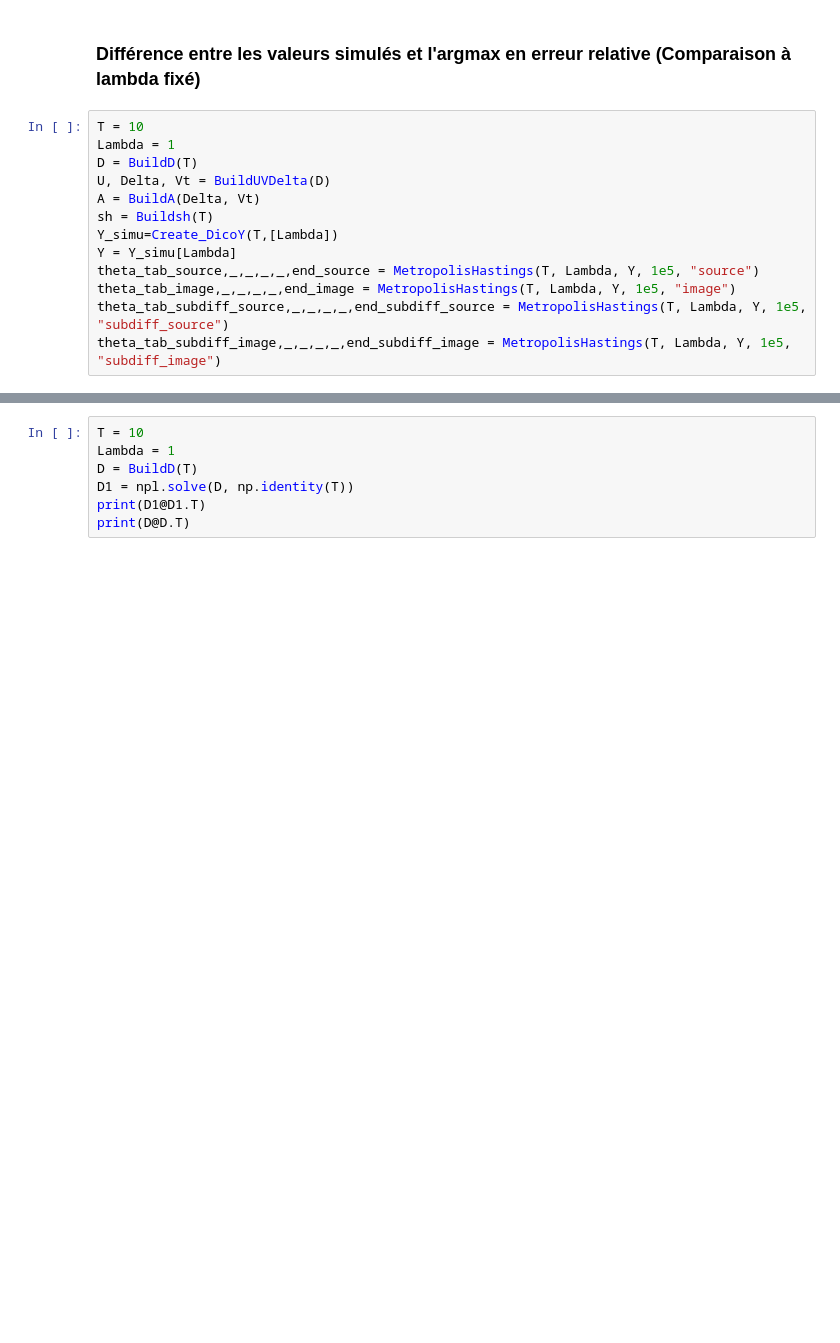
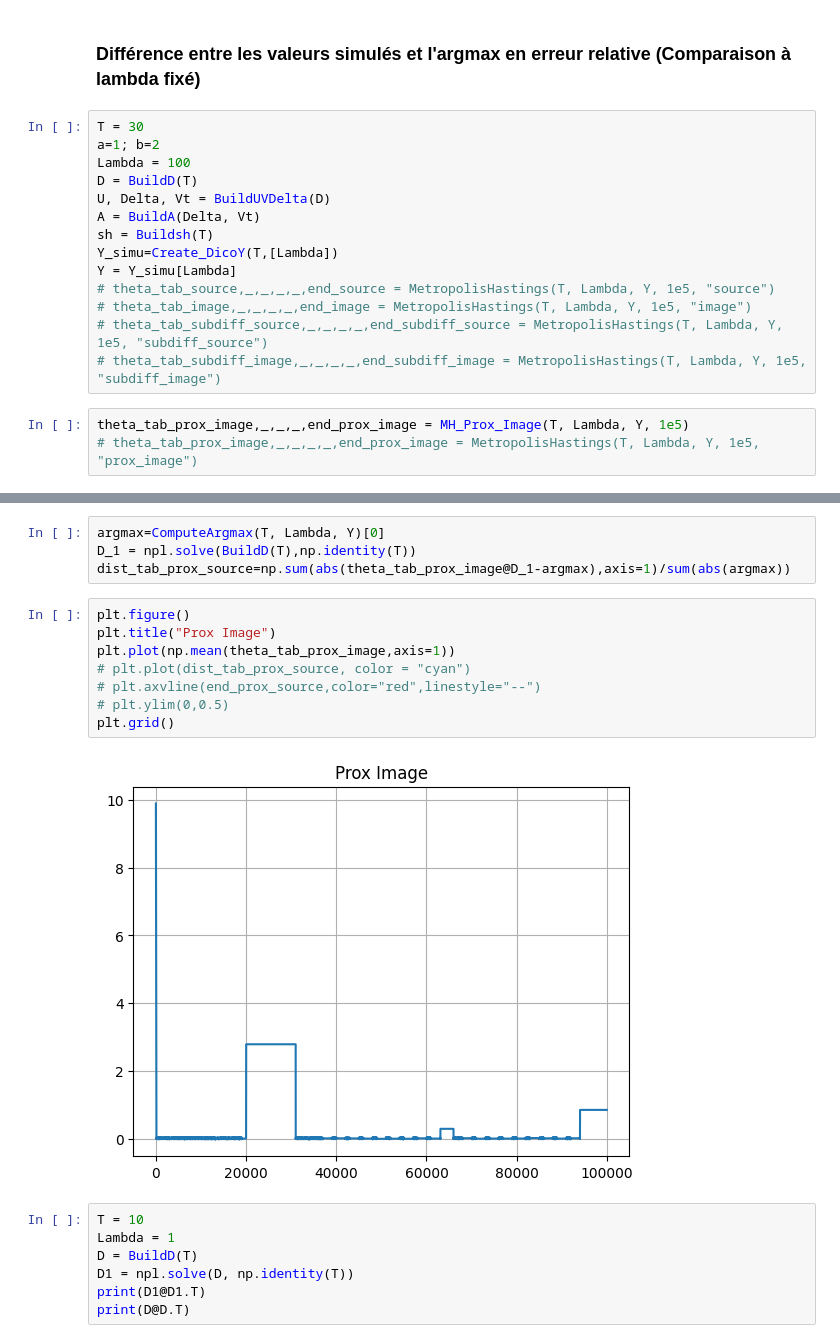
Before and after one commit to vetlerl/mcmc-epidemic, a Jupyter notebook: our_graphics.ipynb, the cells around one changed output, grey strips where cells are left out. Drawn from its saved outputs; the diff is of its cells as text; blank space fills up the shorter version.

```diff
--- a/our_graphics.ipynb
+++ b/our_graphics.ipynb
@@ -431,15 +419,19 @@ Comparaison pour plusieurs valeurs de Lambda, erreur en norme 1 entre les moyenn
 # %% [markdown]
 ### Différence entre les valeurs simulés et l'argmax en erreur relative (Comparaison à lambda fixé)
 # %%
-T = 10
-Lambda = 1
+T = 30
+a=1; b=2
+Lambda = 100
 D = BuildD(T)
 U, Delta, Vt = BuildUVDelta(D)
 A = BuildA(Delta, Vt)
 sh = Buildsh(T)
 Y_simu=Create_DicoY(T,[Lambda])
 Y = Y_simu[Lambda]
-theta_tab_source,_,_,_,_,end_source = MetropolisHastings(T, Lambda, Y, 1e5, "source")
-theta_tab_image,_,_,_,_,end_image = MetropolisHastings(T, Lambda, Y, 1e5, "image")
-theta_tab_subdiff_source,_,_,_,_,end_subdiff_source = MetropolisHastings(T, Lambda, Y, 1e5, "subdiff_source")
-theta_tab_subdiff_image,_,_,_,_,end_subdiff_image = MetropolisHastings(T, Lambda, Y, 1e5, "subdiff_image")
+# theta_tab_source,_,_,_,_,end_source = MetropolisHastings(T, Lambda, Y, 1e5, "source")
+# theta_tab_image,_,_,_,_,end_image = MetropolisHastings(T, Lambda, Y, 1e5, "image")
+# theta_tab_subdiff_source,_,_,_,_,end_subdiff_source = MetropolisHastings(T, Lambda, Y, 1e5, "subdiff_source")
+# theta_tab_subdiff_image,_,_,_,_,end_subdiff_image = MetropolisHastings(T, Lambda, Y, 1e5, "subdiff_image")
+# %%
+theta_tab_prox_image,_,_,_,end_prox_image = MH_Prox_Image(T, Lambda, Y, 1e5)
+# theta_tab_prox_image,_,_,_,_,end_prox_image = MetropolisHastings(T, Lambda, Y, 1e5, "prox_image")
@@ -446,3 +454,17 @@ theta_tab_subdiff_image,_,_,_,_,end_subdiff_image = MetropolisHastings(T, Lambda
+# %%
+argmax=ComputeArgmax(T, Lambda, Y)[0]
+D_1 = npl.solve(BuildD(T),np.identity(T))
+dist_tab_prox_source=np.sum(abs(theta_tab_prox_image@D_1-argmax),axis=1)/sum(abs(argmax))
+# %%
+plt.figure()
+plt.title("Prox Image")
+plt.plot(np.mean(theta_tab_prox_image,axis=1))
+# plt.plot(dist_tab_prox_source, color = "cyan")
+# plt.axvline(end_prox_source,color="red",linestyle="--")
+# plt.ylim(0,0.5)
+plt.grid()
+# %% [output]
+[figure, added]
 # %%
 T = 10
 Lambda = 1
```
Also changed, not shown: parts of 5 cells of this notebook, 1 other file.
